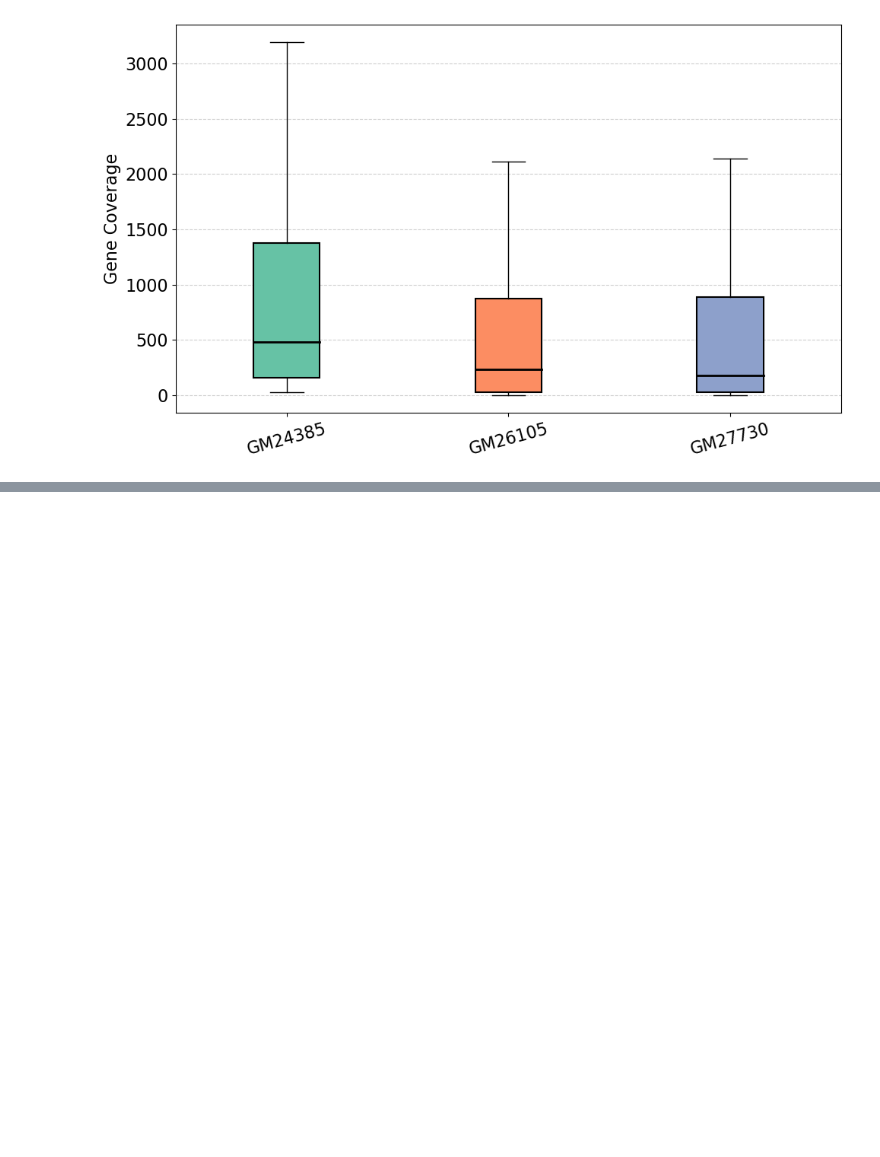
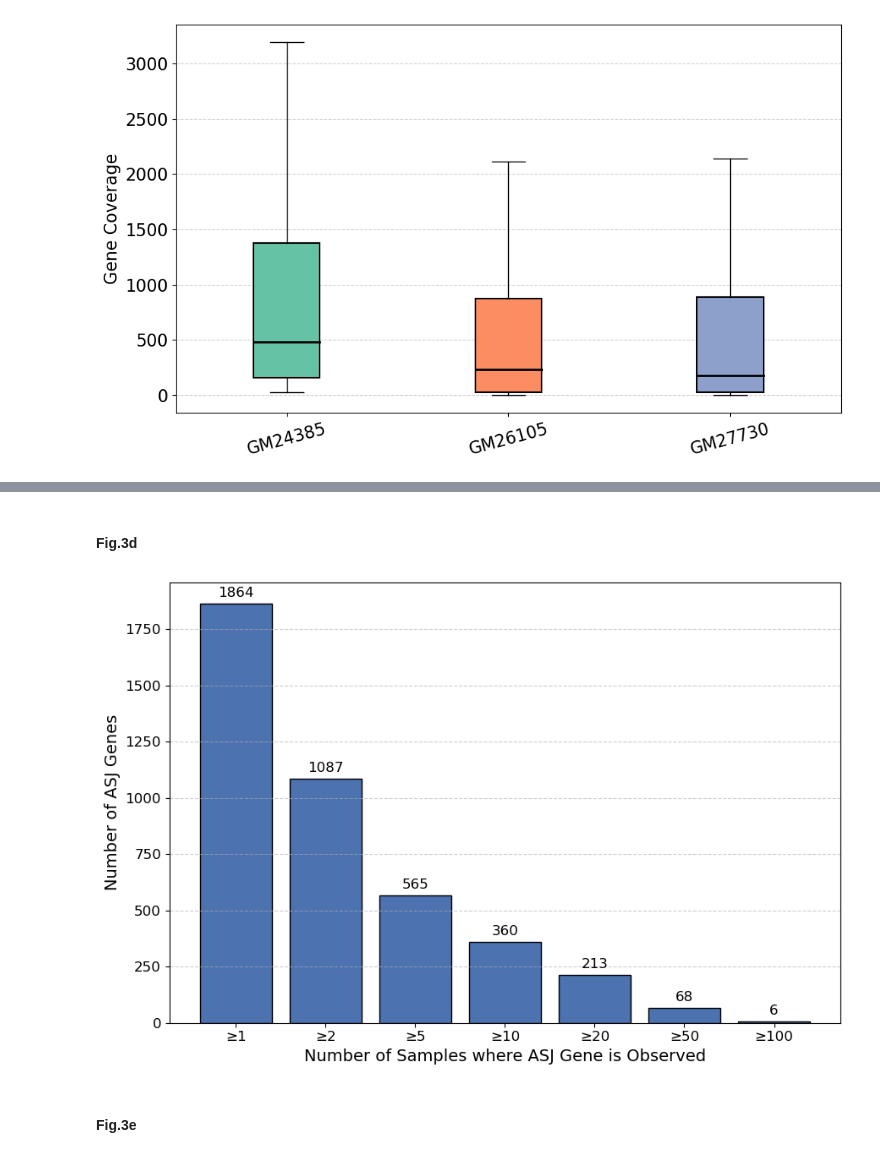
Before and after one commit to huangnengCSU/longcallR_scripts, a Jupyter notebook: manuscript_figures_tables.ipynb, the cells around one changed output, grey strips where cells are left out. Saved outputs shown, nothing was run; the diff lists cells and outputs as text; code cells hidden in the pictures; blank space fills up the shorter version.

Commit message:
figures and tables

```diff
--- a/manuscript_figures_tables.ipynb
+++ b/manuscript_figures_tables.ipynb
@@ -904,0 +935,2 @@ plt.show()
+# %% [markdown]
+#### Fig.3d
@@ -904,0 +965,39 @@ plt.show()
+# %%
+import matplotlib.pyplot as plt
+
+# Compute gene presence across samples
+gene_presence_counts = df_matrix.notna().sum(axis=0)
+
+# Define thresholds and count how many genes meet each
+thresholds = [1, 2, 5, 10, 20, 50, 100]
+labels = [f'≥{t}' for t in thresholds]
+counts = [(gene_presence_counts >= t).sum() for t in thresholds]
+
+# Plot
+plt.figure(figsize=(9, 6))
+bars = plt.bar(labels, counts, color='#4C72B0', edgecolor='black')
+
+# Titles and labels
+# plt.title('ASJ Gene Prevalence Across Samples', fontsize=16, fontweight='bold')
+plt.xlabel('Number of Samples where ASJ Gene is Observed', fontsize=14)
+plt.ylabel('Number of ASJ Genes', fontsize=14)
+plt.xticks(fontsize=12)
+plt.yticks(fontsize=12)
+plt.grid(axis='y', linestyle='--', alpha=0.6)
+
+# Add data labels
+for bar, count in zip(bars, counts):
+    height = bar.get_height()
+    plt.text(bar.get_x() + bar.get_width() / 2,
+             height + max(counts) * 0.01,  # dynamic vertical offset
+             str(count),
+             ha='center', va='bottom',
+             fontsize=12)
+
+plt.tight_layout()
+plt.savefig("Fig3d.svg", format="svg")
+plt.show()
+# %% [output]
+[figure, added]
+# %% [markdown]
+#### Fig.3e
```
Also changed, not shown: parts of 27 cells of this notebook.
